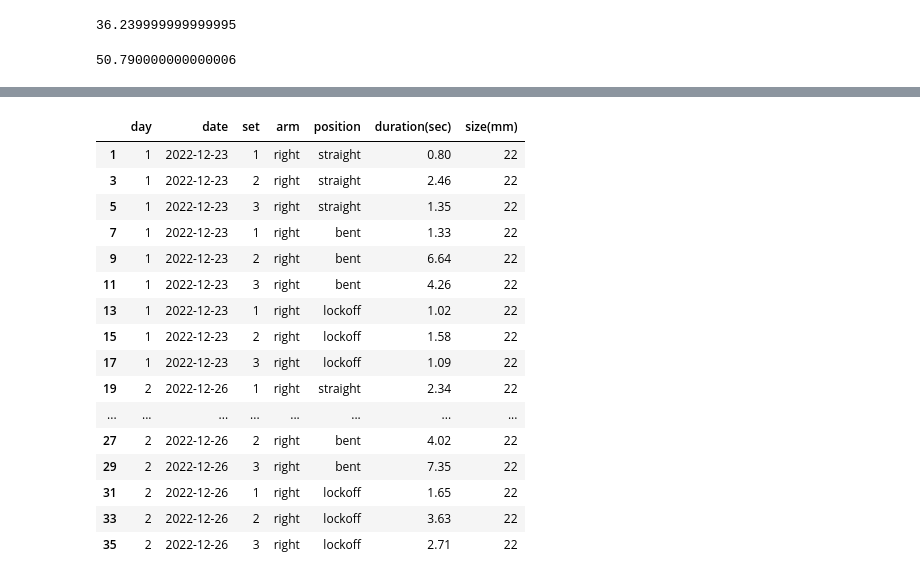
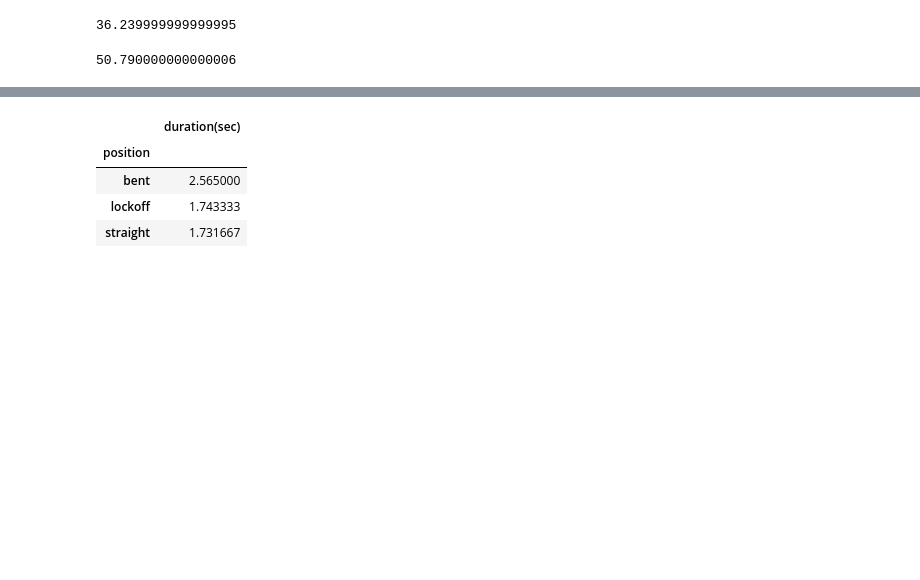
Before and after one commit to DanielBrechner/hangboard-tracker, a Jupyter notebook: graph.ipynb, the cells around one changed output, grey strips where cells are left out. Saved outputs shown, nothing was run; the diff lists cells and outputs as text; code cells hidden in the pictures; blank space fills up the shorter version.

```diff
--- a/graph.ipynb
+++ b/graph.ipynb
@@ -79,6 +87,3 @@ right_hang = data[data['arm']== 'right']
 right_hang['duration(sec)'].sum()
 # %% [output]
 50.790000000000006
-# %%
-left_hang = data[data['arm']== 'right']
-left_hang
@@ -103,21 +90,10 @@ left_hang
 # %%
-lh = left_hang.groupby(['position', 'duration(sec)'])
-lh.head()
+lh = left_hang.groupby('position')['duration(sec)'].mean()
+left_hang_mean = pd.DataFrame(lh)
+left_hang_mean
 # %% [output]
-|  | day | date | set | arm | position | duration(sec) | size(mm) |
-| 1 | 1 | 2022-12-23 | 1 | right | straight | 0.80 | 22 |
-| 3 | 1 | 2022-12-23 | 2 | right | straight | 2.46 | 22 |
-| 5 | 1 | 2022-12-23 | 3 | right | straight | 1.35 | 22 |
-| 7 | 1 | 2022-12-23 | 1 | right | bent | 1.33 | 22 |
-| 9 | 1 | 2022-12-23 | 2 | right | bent | 6.64 | 22 |
-| 11 | 1 | 2022-12-23 | 3 | right | bent | 4.26 | 22 |
-| 13 | 1 | 2022-12-23 | 1 | right | lockoff | 1.02 | 22 |
-| 15 | 1 | 2022-12-23 | 2 | right | lockoff | 1.58 | 22 |
-| 17 | 1 | 2022-12-23 | 3 | right | lockoff | 1.09 | 22 |
-| 19 | 2 | 2022-12-26 | 1 | right | straight | 2.34 | 22 |
-| ... | ... | ... | ... | ... | ... | ... | ... |
-| 27 | 2 | 2022-12-26 | 2 | right | bent | 4.02 | 22 |
-| 29 | 2 | 2022-12-26 | 3 | right | bent | 7.35 | 22 |
-| 31 | 2 | 2022-12-26 | 1 | right | lockoff | 1.65 | 22 |
-| 33 | 2 | 2022-12-26 | 2 | right | lockoff | 3.63 | 22 |
-| 35 | 2 | 2022-12-26 | 3 | right | lockoff | 2.71 | 22 |
+|  | duration(sec) |
+| position |  |
+| bent | 2.565000 |
+| lockoff | 1.743333 |
+| straight | 1.731667 |
```
Also changed, not shown: parts of 4 cells of this notebook.
